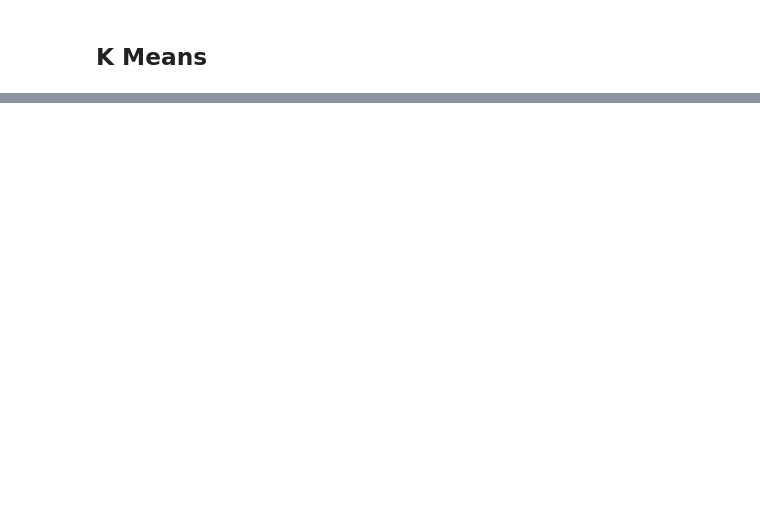
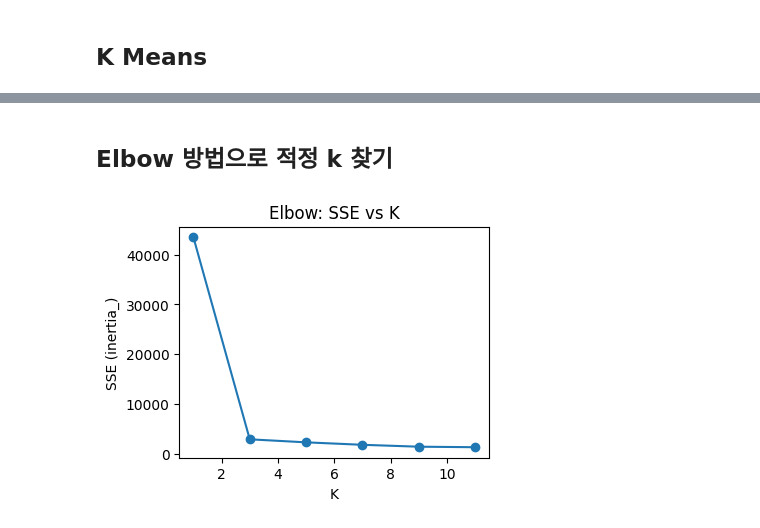
Before and after one commit to ykkim77/bigdata_analysis_basic_14th, a Jupyter notebook: non-hierarchical clustering.ipynb, the cells around one changed output, grey strips where cells are left out. Saved outputs shown, nothing was run; the diff lists cells and outputs as text; code cells hidden in the pictures; blank space fills up the shorter version.

```diff
--- a/non-hierarchical clustering.ipynb
+++ b/non-hierarchical clustering.ipynb
@@ -37,0 +74,18 @@ plt.scatter(data[:, 0], data[:, 1], c=label)
+# %% [markdown]
+## Elbow 방법으로 적정 k 찾기
+# %%
+sse = []
+k_list = range(1, 12, 2)  # 1,3,5,7,9,11
+for k in k_list:
+    km = KMeans(n_clusters=k, random_state=2021)
+    km.fit(data)
+    sse.append(km.inertia_)      # inertia_ = SSE
+
+plt.figure(figsize=(4, 3))
+plt.plot(k_list, sse, marker="o")
+plt.title("Elbow: SSE vs K")
+plt.xlabel("K")
+plt.ylabel("SSE (inertia_)")
+plt.show()
+# %% [output]
+[figure, added]
```
Also changed, not shown: parts of 22 cells of this notebook.
